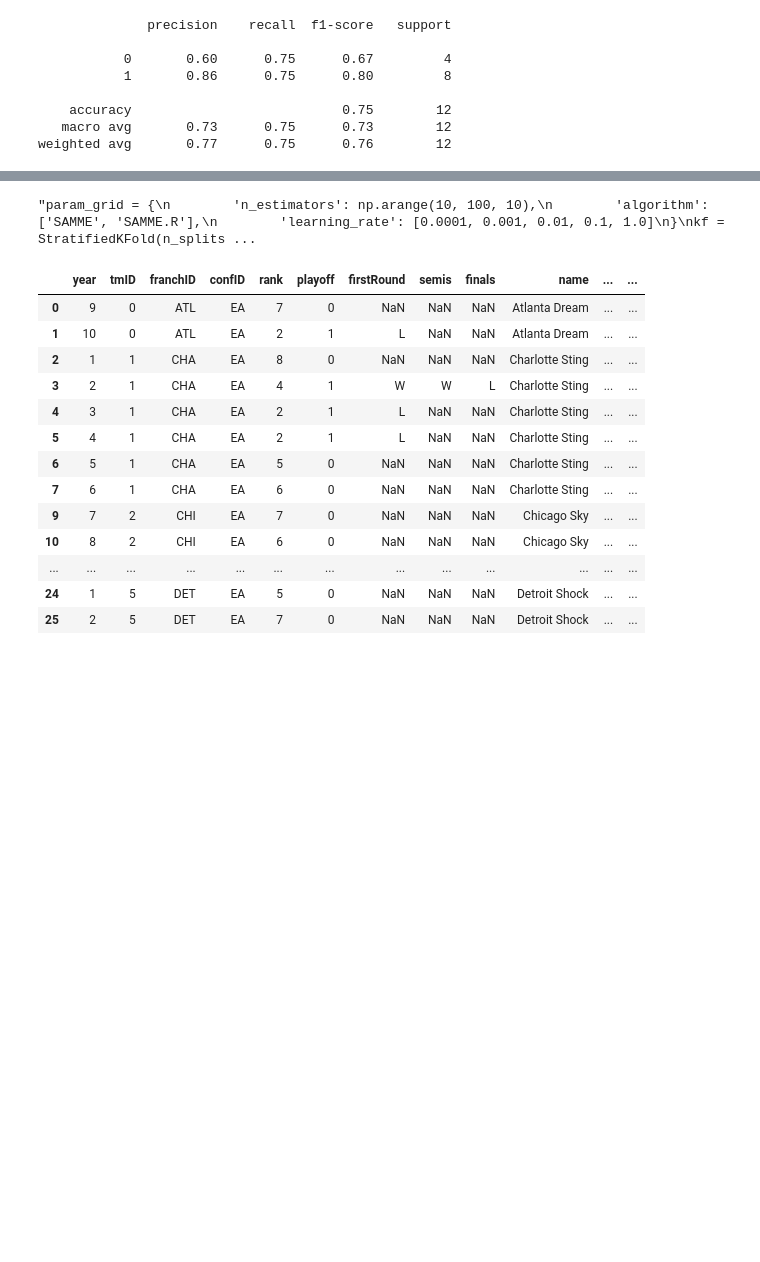
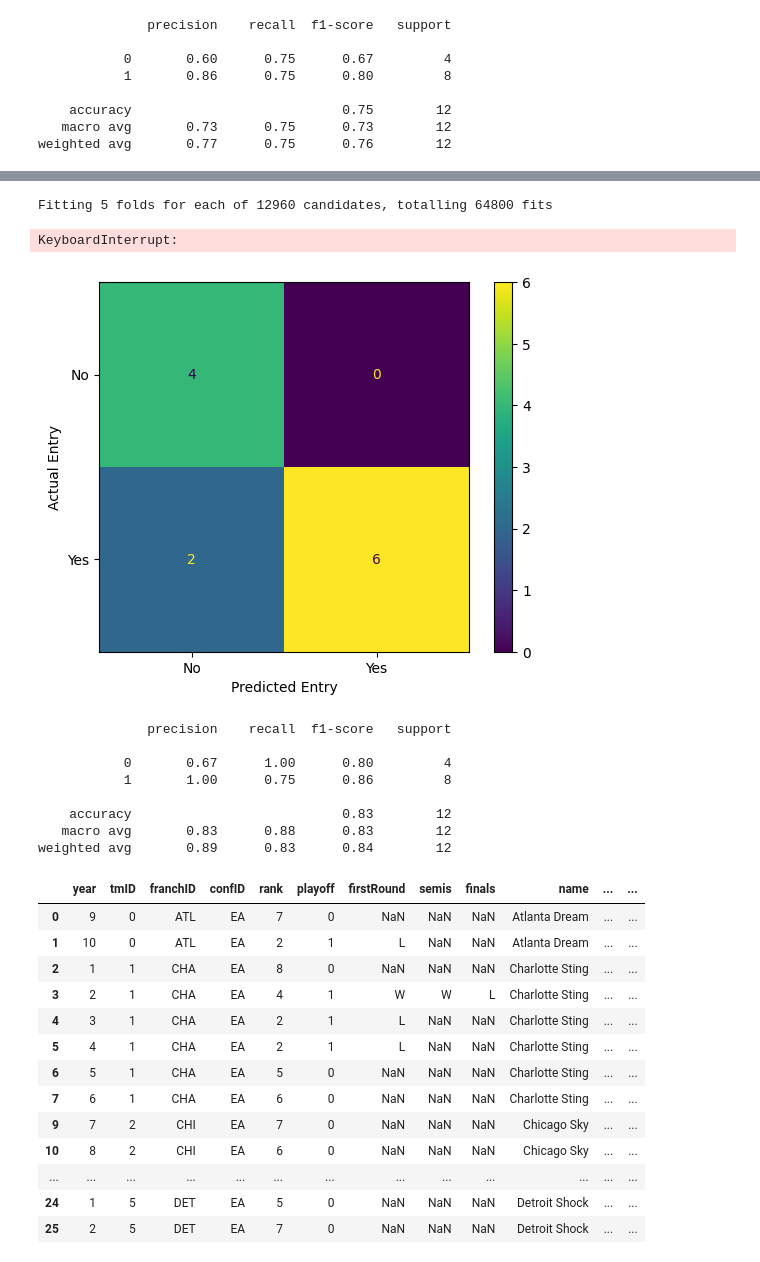
Before and after one commit to sirkotal/feup-ac, a Jupyter notebook: training.ipynb, the cells around one changed output, grey strips where cells are left out. Drawn from its saved outputs; the diff is of its cells as text; code cells hidden in the pictures; blank space fills up the shorter version.

```diff
--- a/training.ipynb
+++ b/training.ipynb
@@ -254,12 +257,3 @@ data_results(testing_classes, testing_inputs, knn_class)
     accuracy                           0.75        12
    macro avg       0.73      0.75      0.73        12
 weighted avg       0.77      0.75      0.76        12
-# %%
-ann_class = MLPClassifier(random_state=42, max_iter=300)
-ann_class.fit(training_inputs, training_classes)
-
-ann_class.score(testing_inputs, testing_classes)
-
-accuracy_score(testing_classes, ann_class.predict(testing_inputs))
-
-data_results(testing_classes, testing_inputs, ann_class)
@@ -276,22 +260,79 @@ weighted avg       0.44      0.67      0.53        12
+# %%
+ann_class = MLPClassifier(random_state=42, max_iter=300)
+
+'''param_grid = {
+    'hidden_layer_sizes': [(50,), (100,), (50, 50), (100, 50), (100, 100)],  # Number of neurons in the hidden layers
+    'activation': ['relu', 'tanh', 'logistic'],  # Activation functions
+    'solver': ['adam', 'sgd'],  # Optimization algorithms
+    'alpha': [0.0001, 0.001, 0.01, 0.1],  # L2 regularization parameter
+    'learning_rate': ['constant', 'adaptive'],  # Learning rate schedule
+    'learning_rate_init': [0.001, 0.01, 0.1],  # Initial learning rate
+    'max_iter': [200, 500, 1000],  # Maximum number of iterations
+    'batch_size': [32, 64, 128],  # Mini-batch sizes
+    'early_stopping': [True],  # Whether to use early stopping
+    'n_iter_no_change': [10, 20]  # Number of iterations with no improvement for early stopping
+}
+
+grid_search = GridSearchCV(
+    estimator=ann_class,
+    param_grid=param_grid,
+    scoring='accuracy',
+    cv=5,
+    verbose=1,
+    n_jobs=-1
+)
+
+grid_search.fit(training_inputs, training_classes)
+# print(training_inputs.isna().sum())
+
+best_model = grid_search.best_estimator_
+best_model.predict(testing_inputs)
+
+best_model.score(testing_inputs, testing_classes)
+accuracy_score(testing_classes, best_model.predict(testing_inputs))
+probs = [pred[1] for pred in best_model.predict_proba(testing_inputs)]
+df_teams_test['predict'] = probs
+df_teams_test['result'] = abs(df_teams_test['predict'] - df_teams_test['playoffNextYear'])
+print(df_teams_test['result'].sum())'''
+
+#ann_class.fit(training_inputs, training_classes)
+
+#ann_class.score(testing_inputs, testing_classes)
+
+#accuracy_score(testing_classes, ann_class.predict(testing_inputs))
+
+#data_results(testing_classes, testing_inputs, ann_class)
+# %% [output]
+Fitting 5 folds for each of 12960 candidates, totalling 64800 fits
+KeyboardInterrupt:
 # %%
 ab_class = AdaBoostClassifier(n_estimators=100, algorithm="SAMME", random_state=42)
 '''param_grid = {
         'n_estimators': np.arange(10, 100, 10),
         'algorithm': ['SAMME', 'SAMME.R'],
         'learning_rate': [0.0001, 0.001, 0.01, 0.1, 1.0]
 }
 kf = StratifiedKFold(n_splits=5,shuffle=True,random_state=42)
 ab_cv = GridSearchCV(ab_class, param_grid=param_grid, cv=kf, verbose=1)
 ab_cv.fit(training_inputs, training_classes)
 print(ab_cv.best_params_)'''
 
-#ab_class.score(testing_inputs, testing_classes)
+ab_class.fit(training_inputs, training_classes)
+ab_class.score(testing_inputs, testing_classes)
 
-#accuracy_score(testing_classes, ab_class.predict(testing_inputs))
+accuracy_score(testing_classes, ab_class.predict(testing_inputs))
 
-#data_results(testing_classes, testing_inputs, ab_class)
+data_results(testing_classes, testing_inputs, ab_class)
 # %% [output]
+[figure, added]
-"param_grid = {\n        'n_estimators': np.arange(10, 100, 10),\n        'algorithm': ['SAMME', 'SAMME.R'],\n        'learning_rate': [0.0001, 0.001, 0.01, 0.1, 1.0]\n}\nkf = StratifiedKFold(n_splits ...
+              precision    recall  f1-score   support
+
+           0       0.67      1.00      0.80         4
+           1       1.00      0.75      0.86         8
+
+    accuracy                           0.83        12
+   macro avg       0.83      0.88      0.83        12
+weighted avg       0.89      0.83      0.84        12
 # %%
 '''for w in df_teams['confW']:
     print(w)
```
Also changed, not shown: parts of 3 cells of this notebook.
